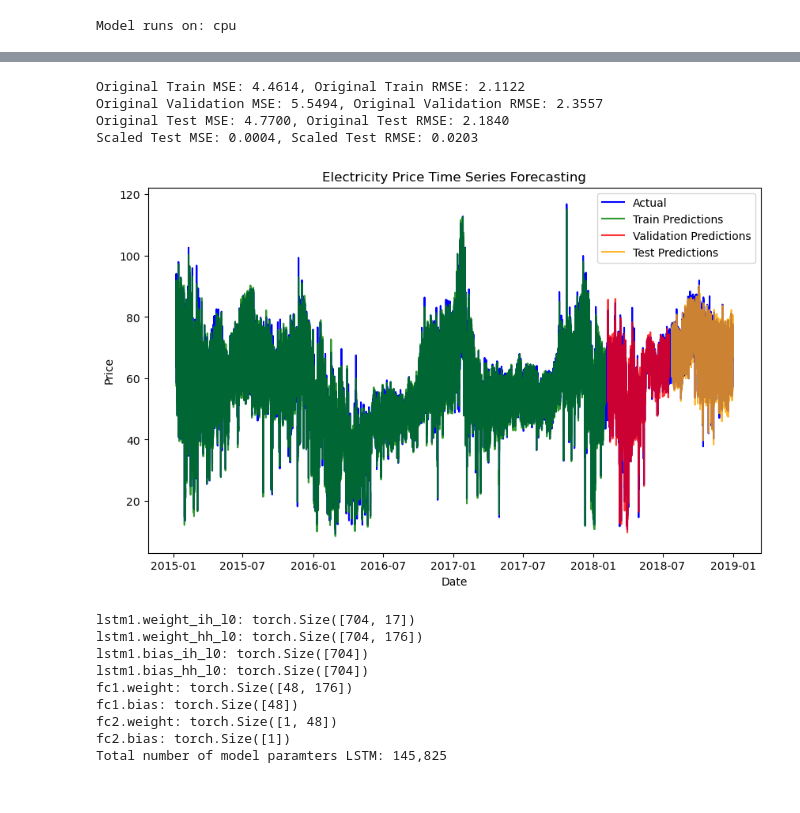
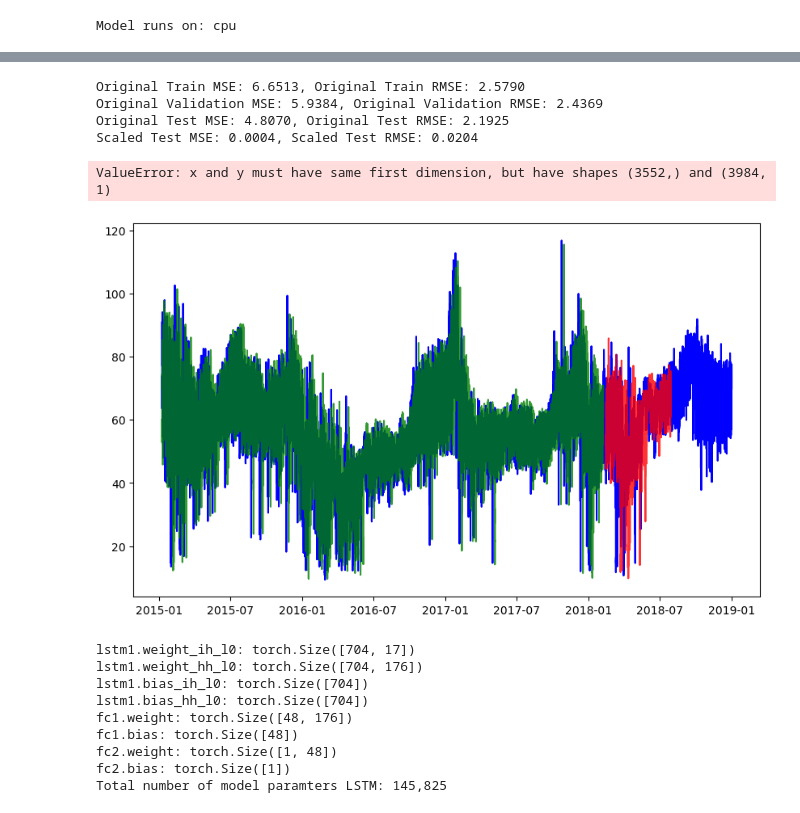
Before and after one commit to maxwebcloud/ep_forecasting, a Jupyter notebook: lstm_model_pytorch.ipynb, the cells around one changed output, grey strips where cells are left out. Drawn from its saved outputs; the diff is of its cells as text; code cells hidden in the pictures.

Commit message:
Added scaler_y import to all

```diff
--- a/lstm_model_pytorch.ipynb
+++ b/lstm_model_pytorch.ipynb
@@ -26,7 +26,8 @@ from torch.utils.data import DataLoader, TensorDataset
 
 # Custom Modules
 from phased_lstm_implementation import PLSTM, Model
-from feature_engineering import scaler_y
+import joblib
+scaler_y = joblib.load("data/scaler_y.pkl")
 
 # Hyperparameter Tuning
 import optuna
@@ -414,39 +417,40 @@ mse_test_scaled = mean_squared_error(y_test_tensor, test_predictions)
 rmse_test_scaled = np.sqrt(mse_test_scaled)
 print(f"Scaled Test MSE: {mse_test_scaled:.4f}, Scaled Test RMSE: {rmse_test_scaled:.4f}")
 
 # Plot of the forecast
 plt.figure(figsize=(10, 6))
 
 # Plot of actual values
-seq_length = 168 ################################# hier änder wenn sich sequenz ändert!!!!!!!!!!!!!!!!!!!!!!!!
+seq_length = 24 ################################# hier änder wenn sich sequenz ändert!!!!!!!!!!!!!!!!!!!!!!!!
 plt.plot(df_final_viz.index[seq_length:], df_final_viz['price actual'][seq_length:], label='Actual', color='blue')
 
 # Training predictions
 train_start = seq_length
 train_end = train_start + len(train_predictions_actual)
 plt.plot(df_final_viz.index[train_start:train_end], train_predictions_actual, label='Train Predictions', color='green', alpha=0.8)
 
 # Validation predictions
 val_start = train_end + seq_length
 val_end = val_start + len(validation_predictions_actual)
 plt.plot(df_final_viz.index[val_start:val_end], validation_predictions_actual, label='Validation Predictions', color='red', alpha=0.8)
 
 # Test predictions
 test_start = val_end + seq_length
 test_end = test_start + len(test_predictions_actual)
 plt.plot(df_final_viz.index[test_start:test_end], test_predictions_actual, label='Test Predictions', color='orange', alpha=0.8)
 
 plt.title('Electricity Price Time Series Forecasting (LSTM)')
 plt.xlabel('Date')
 plt.ylabel('Price')
 plt.legend()
 plt.show()
 # %% [output]
-Original Train MSE: 4.4614, Original Train RMSE: 2.1122
-Original Validation MSE: 5.5494, Original Validation RMSE: 2.3557
-Original Test MSE: 4.7700, Original Test RMSE: 2.1840
-Scaled Test MSE: 0.0004, Scaled Test RMSE: 0.0203
+Original Train MSE: 6.6513, Original Train RMSE: 2.5790
+Original Validation MSE: 5.9384, Original Validation RMSE: 2.4369
+Original Test MSE: 4.8070, Original Test RMSE: 2.1925
+Scaled Test MSE: 0.0004, Scaled Test RMSE: 0.0204
+ValueError: x and y must have same first dimension, but have shapes (3552,) and (3984, 1)
-[figure, old version]
+[figure, new version]
 # %%
 for name, param in lstm_final.named_parameters():
     print(f"{name}: {param.shape}")
```
Also changed, not shown: parts of 5 cells of this notebook, 2 other files.
